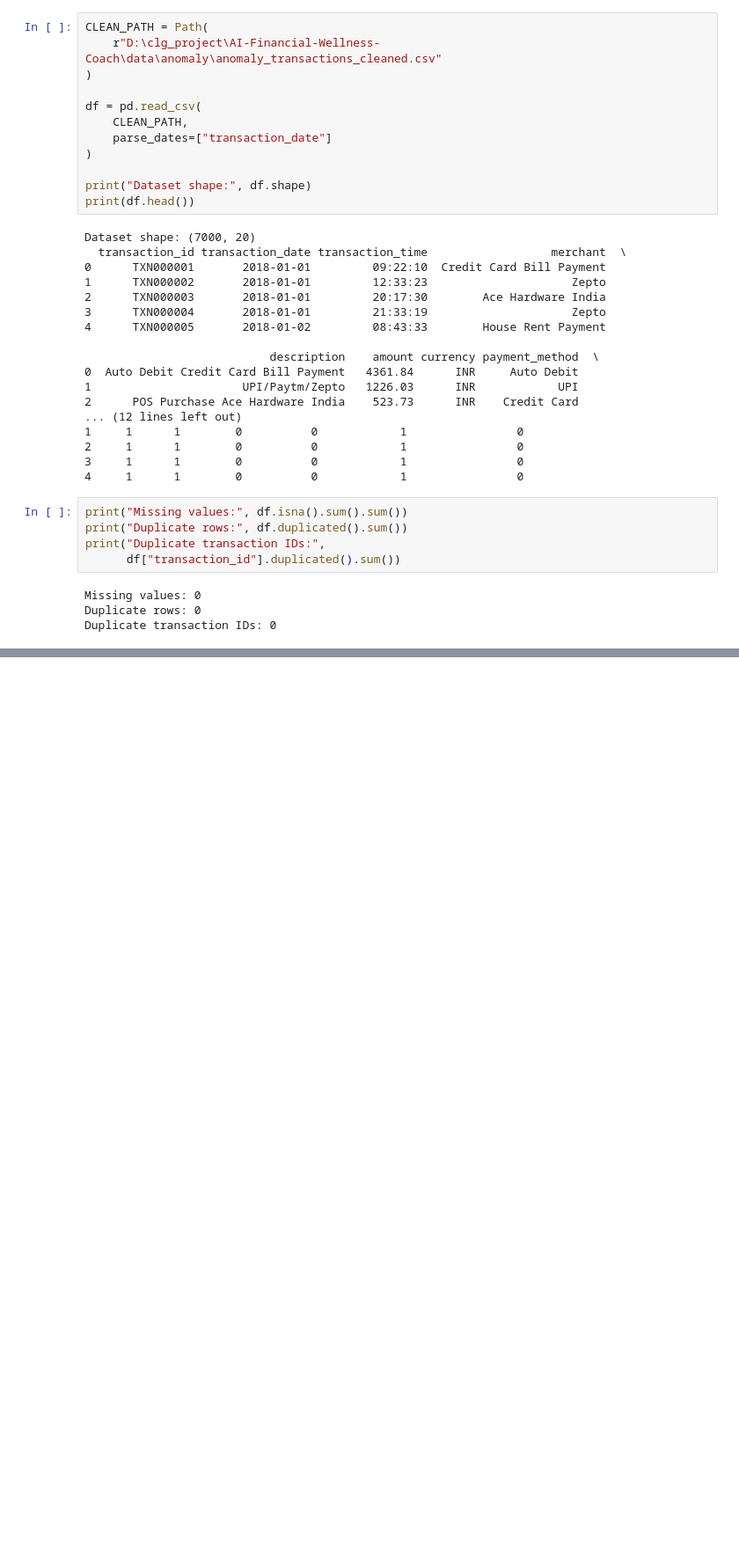
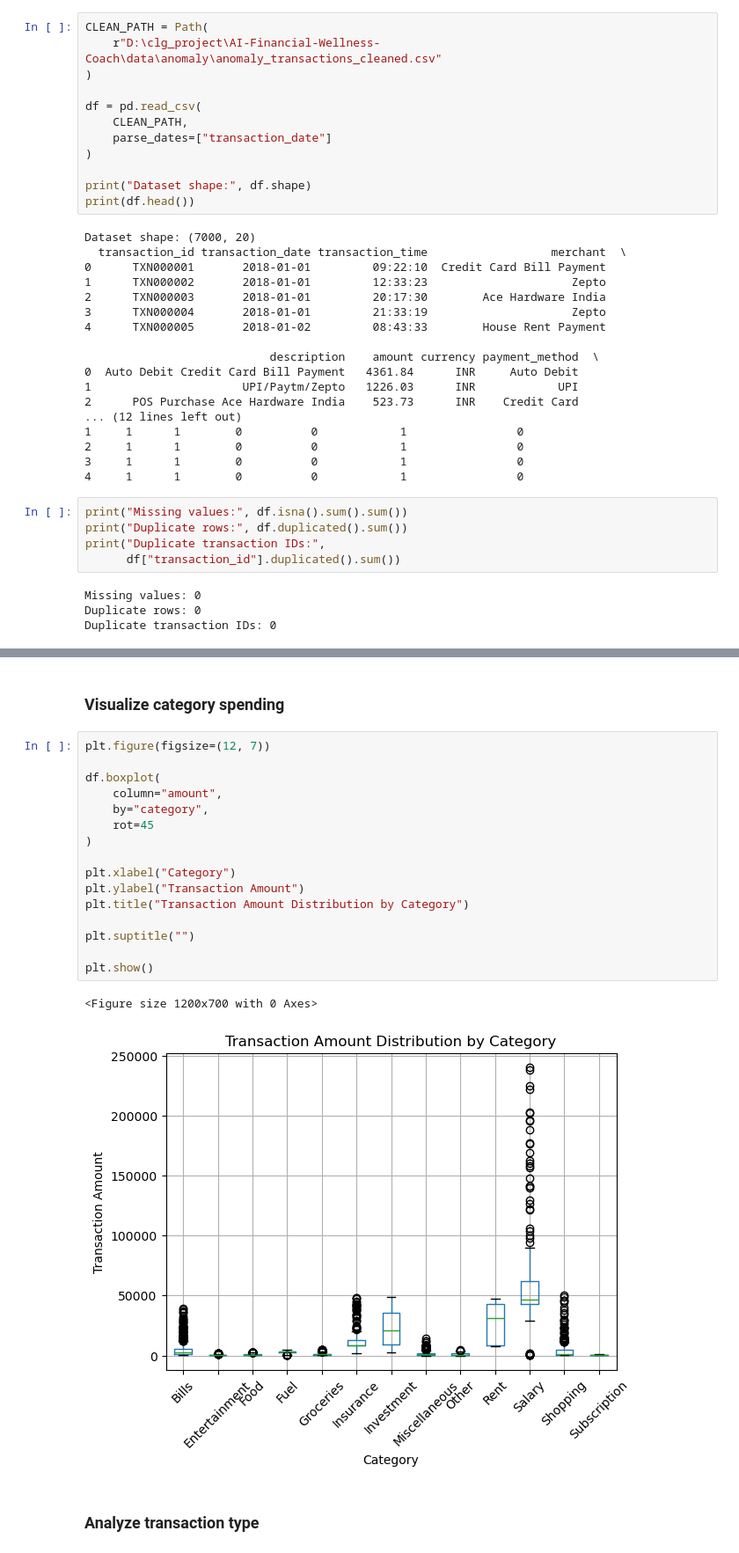
Before and after one commit to SatheMonika04/AI-Financial-Wellness-Coach, a Jupyter notebook: src/anomaly/notebooks/src/anomaly/notebooks/anomaly_eda.ipynb, the cells around one changed output, grey strips where cells are left out. Shown at 88% size. Saved outputs shown, nothing was run; the diff lists cells and outputs as text; blank space fills up the shorter version.

```diff
--- a/src/anomaly/notebooks/src/anomaly/notebooks/anomaly_eda.ipynb
+++ b/src/anomaly/notebooks/src/anomaly/notebooks/anomaly_eda.ipynb
@@ -44,0 +256,23 @@ Duplicate transaction IDs: 0
+# %% [markdown]
+### Visualize category spending
+# %%
+plt.figure(figsize=(12, 7))
+
+df.boxplot(
+    column="amount",
+    by="category",
+    rot=45
+)
+
+plt.xlabel("Category")
+plt.ylabel("Transaction Amount")
+plt.title("Transaction Amount Distribution by Category")
+
+plt.suptitle("")
+
+plt.show()
+# %% [output]
+<Figure size 1200x700 with 0 Axes>
+[figure, added]
+# %% [markdown]
+### Analyze transaction type
```
Also changed, not shown: parts of 47 cells of this notebook, 6 other files.
